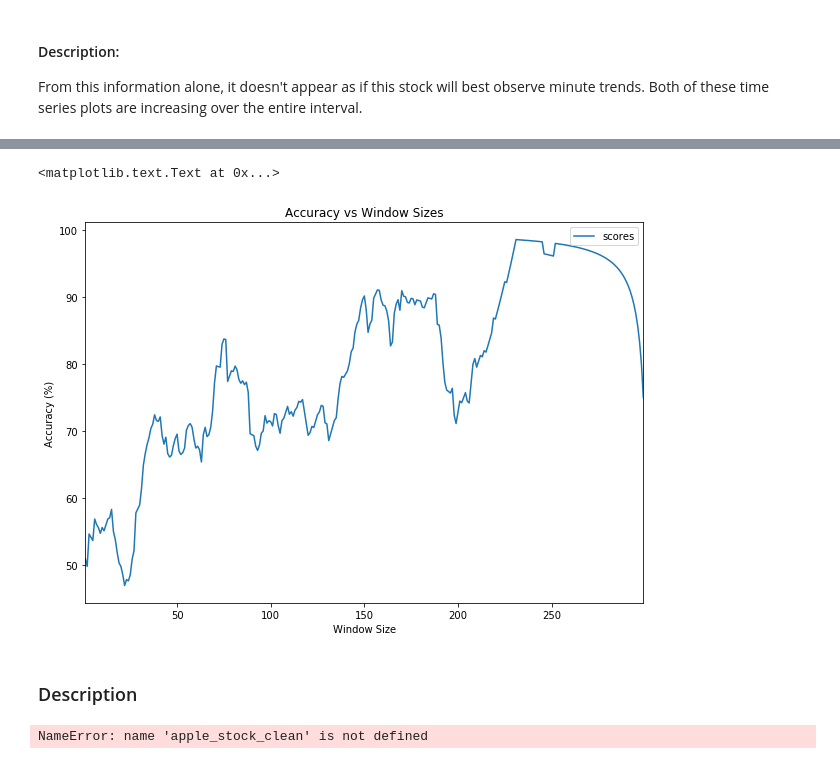
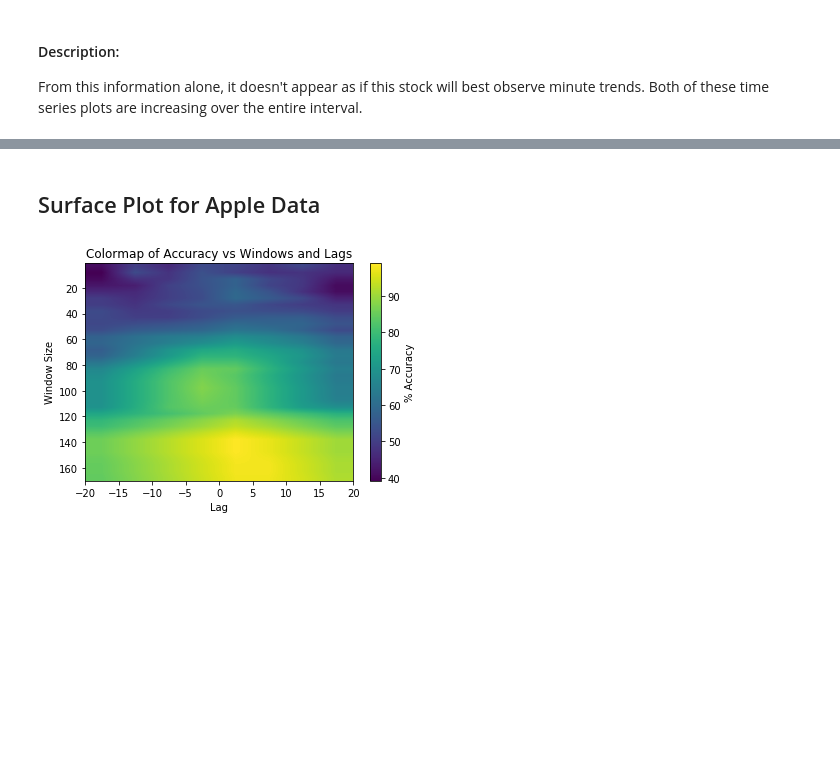
Before and after one commit to bprieto12/data-analysis, a Jupyter notebook: Use of Word Trends as a Predictor.ipynb, the cells around one changed output, grey strips where cells are left out. Saved outputs shown, nothing was run; the diff lists cells and outputs as text; code cells hidden in the pictures; blank space fills up the shorter version.

```diff
--- a/Use of Word Trends as a Predictor.ipynb
+++ b/Use of Word Trends as a Predictor.ipynb
@@ -330,29 +315,32 @@ Accuracy (Normalized and Smoothed): 55.14%
-# %%
-windows = range(1, 300, 1)
-apple_scores = []
-
-for window in windows:
-    apple_smoothed_stock, apple_smoothed_words = norm_smoothed_data(apple_stock_clean, apple_word_clean, window, window)
-    apple_scores += [100 * accuracy(apple_smoothed_stock,apple_smoothed_words)]
-
-scores_df = pd.DataFrame({
-        'scores':apple_scores},
-        index = windows
-    )
-ax = scores_df.plot(title="Accuracy vs Window Sizes", figsize=(10, 7))
-ax.set_xlabel("Window Size")
-ax.set_ylabel("Accuracy (%)")
-# %% [output]
-<matplotlib.text.Text at 0x...>
-[figure, removed]
-# %% [markdown]
-### Description
-# %%
-apple_smoothed_stock, apple_smoothed_words = norm_smoothed_data(apple_stock_clean, apple_word_clean, 75, 75)
-apple_smoothed_stock_o, apple_smoothed_words_o = norm_smoothed_data(apple_stock_clean, apple_word_clean, 1, 1)
-
-plot_series(apple_smoothed_stock, apple_smoothed_words, title="Smoothed and Normalized Apple Stock")
-apple_smoothed_stock_o.plot()
-apple_smoothed_words_o.plot()
-# %% [output]
-NameError: name 'apple_stock_clean' is not defined
+# %% [markdown]
+## Surface Plot for Apple Data
+# %%
+# Finding the scores for the Surface Plot
+
+min_window, max_window = 1, 170
+min_lag, max_lag = -20, 20
+windows = range(min_window, max_window, 5)
+lags = range(min_lag, max_lag, 5)
+
+apple_scores = np.zeros((len(windows), len(lags))) # initializing the scores array
+
+i = 0
+for window in windows:
+    j = 0
+    for lag in lags:
+        apple_smoothed_stock, apple_smoothed_words = norm_smoothed_data(apple_stock_clean, apple_word_clean, window, window)
+        apple_scores[i,j] = (100 * accuracy(apple_smoothed_stock.shift(periods=lag), apple_smoothed_words))
+        j += 1
+    i += 1
+# %%
+# Plotting the Surface Plot
+plt.imshow(apple_scores, interpolation='bilinear',
+           extent=[min_lag, max_lag, max_window, min_window],cmap=plt.cm.viridis,
+           aspect='auto')
+plt.title("Colormap of Accuracy vs Windows and Lags")
+plt.xlabel("Lag")
+plt.ylabel("Window Size")
+color_bar = plt.colorbar()
+color_bar.set_label("% Accuracy")
+# %% [output]
+[figure, added]
```
Also changed, not shown: parts of 4 cells of this notebook.
